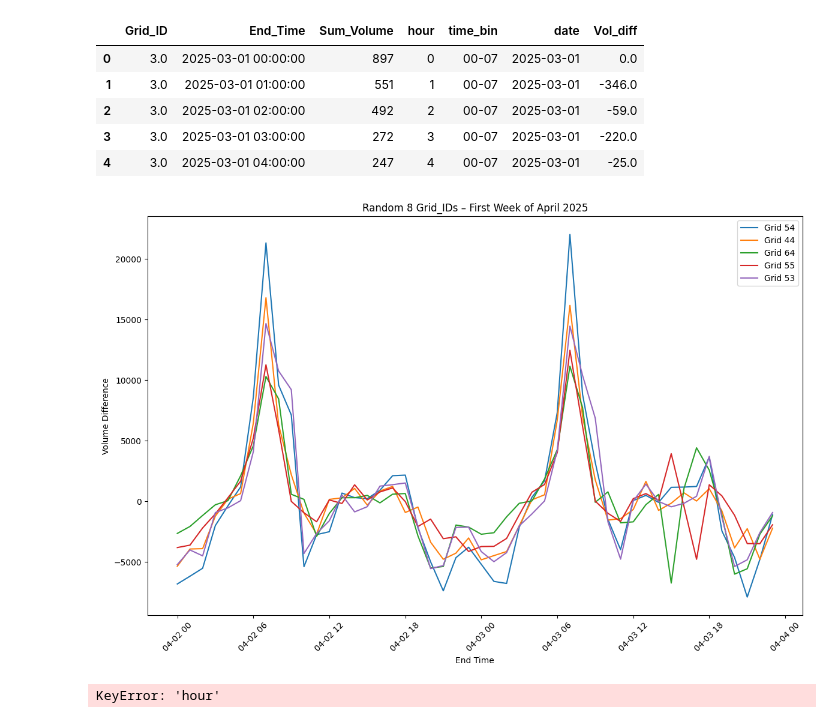
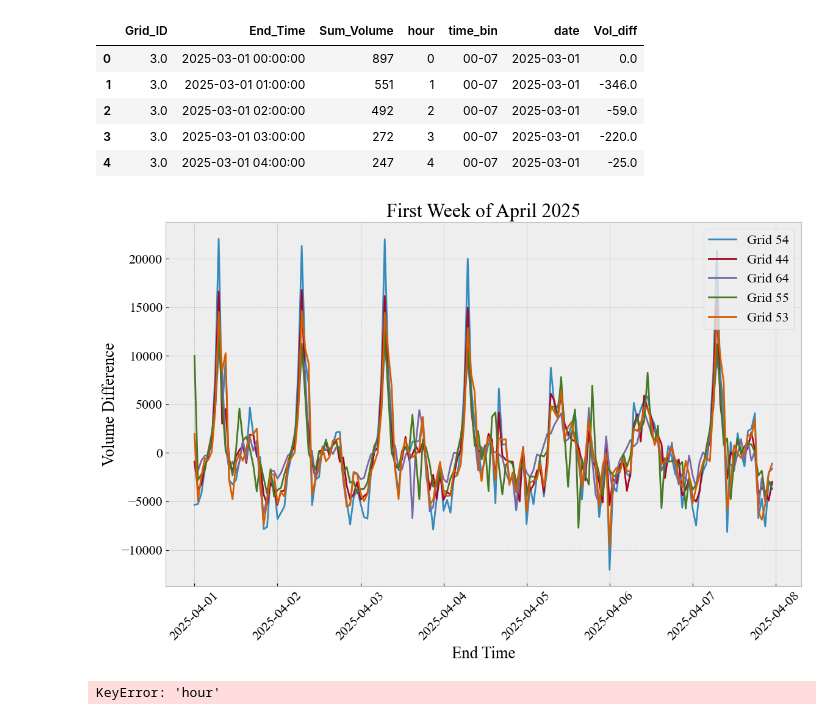
Before and after one commit to kirva123/Hackathon2025, a Jupyter notebook: Regional copy.ipynb, the cells around one changed output. Cells and saved outputs as stored; diff of their text form; code cells hidden in the pictures.

```diff
--- a/Regional copy.ipynb
+++ b/Regional copy.ipynb
@@ -9,7 +9,7 @@ import datetime as dt
 import seaborn as sns
 # %%
 nodes = pd.read_csv("node_data.csv")
-edges = pd.read_csv("data/edges_data.csv")
+edges = pd.read_csv("edges_data.csv")
 df_2020 = pd.read_csv("data/scats_detector_volume_jan-jun-2020.csv")
 sites = pd.read_csv("data/its_scats_sites_aug-2020.csv")
 # %%
@@ -534,33 +534,41 @@ joined_eval.head()
 | 3 | 3.0 | 2025-03-01 03:00:00 | 272 | 3 | 00-07 | 2025-03-01 | -220.0 |
 | 4 | 3.0 | 2025-03-01 04:00:00 | 247 | 4 | 00-07 | 2025-03-01 | -25.0 |
 # %%
-start = pd.Timestamp("2025-04-02")
-end   = pd.Timestamp("2025-04-03 23:59:59")
+start = pd.Timestamp("2025-04-01")
+end   = pd.Timestamp("2025-04-07 23:59:59")
 
 # 2. Filter the data for that week
 week_data = joined_eval[(joined_eval["End_Time"] >= start) & (joined_eval["End_Time"] <= end)]
 
 # 3. Pick 8 random Grid_IDs from those available in that week
 random_ids =  [54,44,64,55,53]  #np.random.choice(week_data["Grid_ID"].unique(), size=5, replace=False)
 
 # 4. Filter again for just those IDs
 subset = week_data[week_data["Grid_ID"].isin(random_ids)]
 
 # 5. Plot
 plt.figure(figsize=(12, 8))
 for gid in random_ids:
     temp = subset[subset["Grid_ID"] == gid]
     plt.plot(temp["End_Time"], temp["Vol_diff"], label=f"Grid {gid}")
 
+plt.rcParams.update({'font.size': 16})
+
+plt.rcParams["font.family"] = "Times New Roman"
+
+plt.style.use('bmh')
+
+
+
 plt.xlabel("End Time")
 plt.ylabel("Volume Difference")
-plt.title("Random 8 Grid_IDs – First Week of April 2025")
-plt.legend()
+plt.title("First Week of April 2025")
+plt.legend(loc = "upper right")
 plt.xticks(rotation=45)
 plt.tight_layout()
 plt.show()
 # %% [output]
-[figure, old version]
+[figure, new version]
 # %%
 
 agg = (
```
Also changed, not shown: parts of 3 cells of this notebook, 1 other file.
